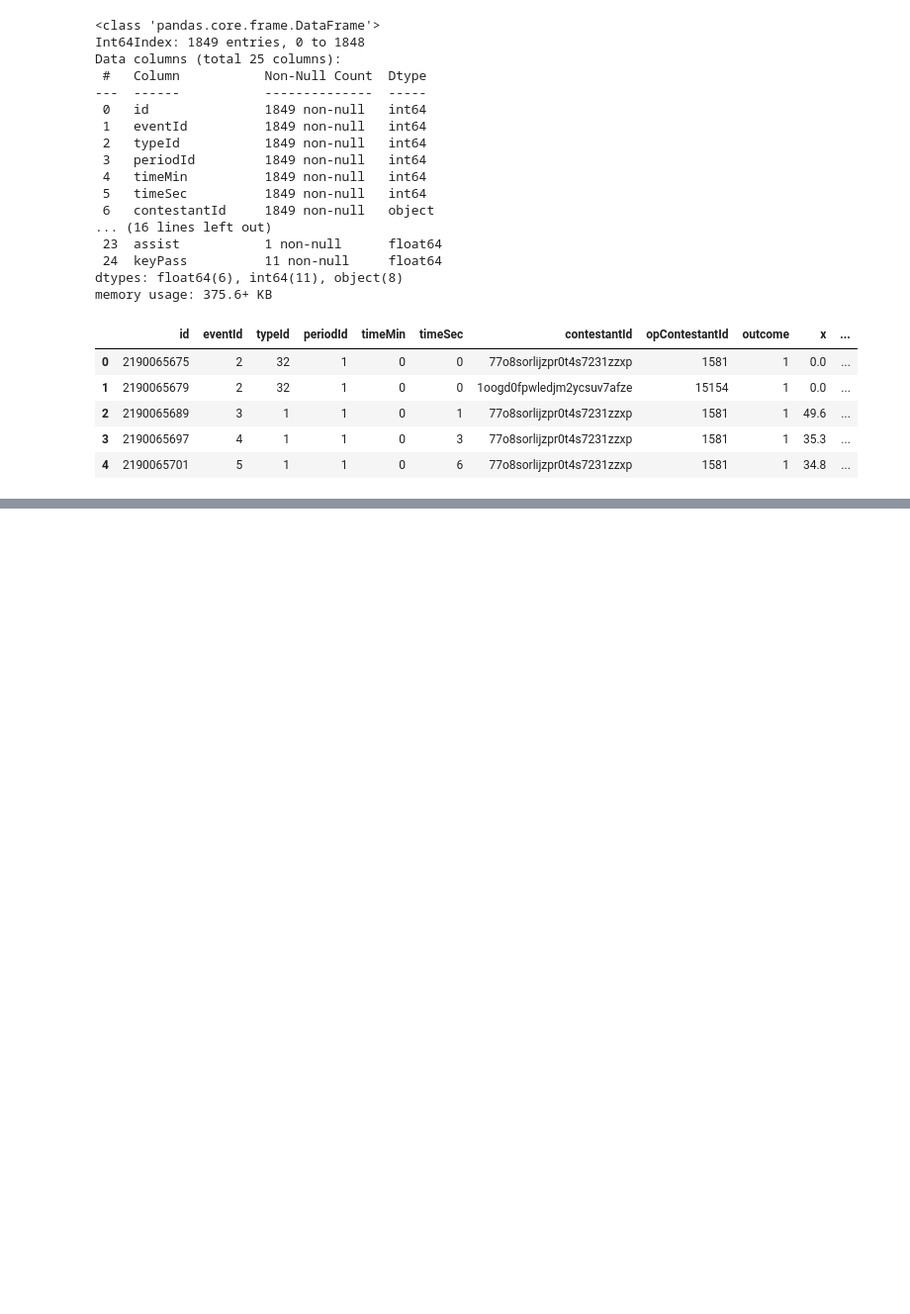
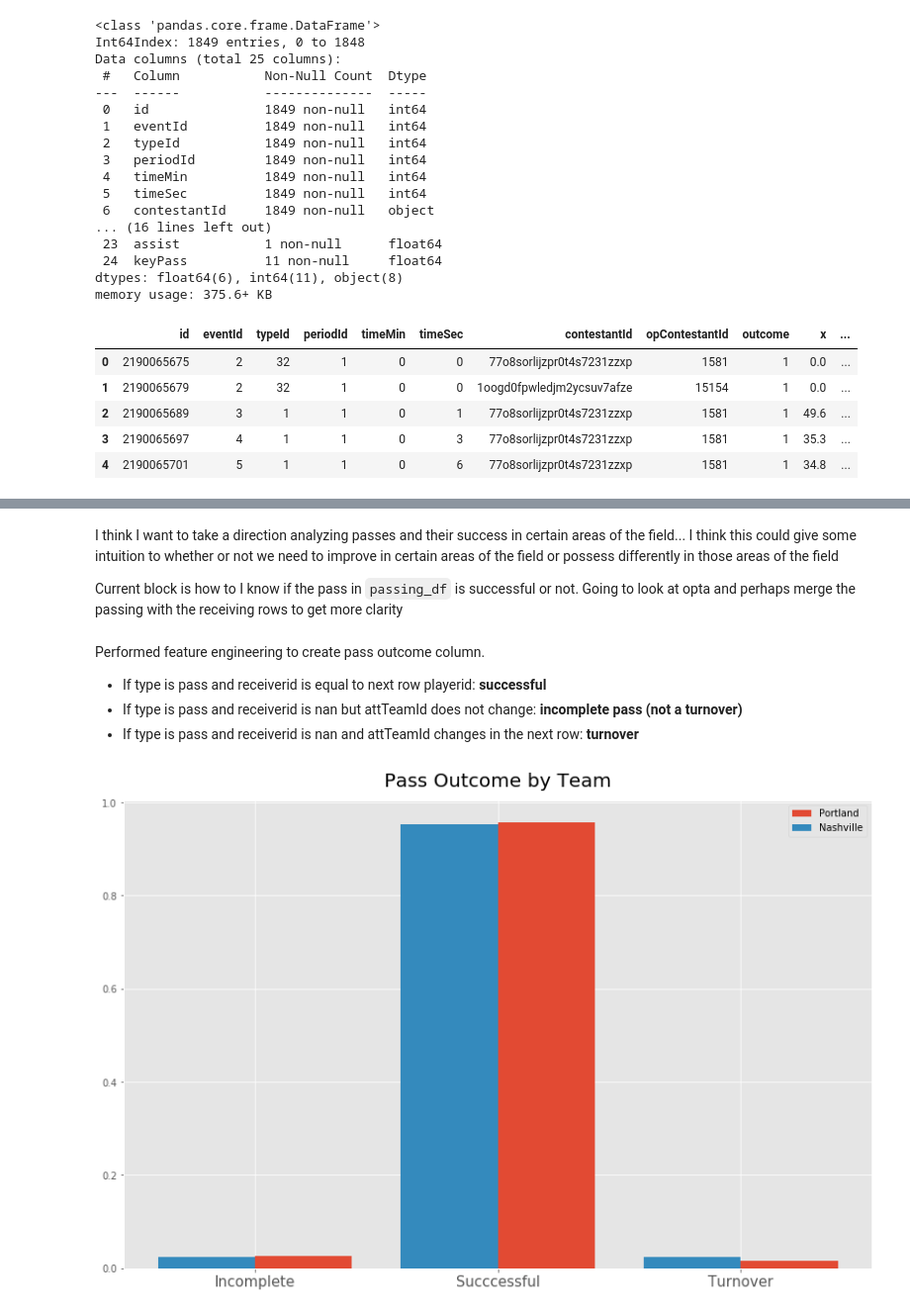
Before and after one commit to morganabbitt/MLS-Project2, a Jupyter notebook: Notebooks/eda_1.ipynb, the cells around one changed output, grey strips where cells are left out. Shown at 99% size. Drawn from its saved outputs; the diff is of its cells as text; code cells hidden in the pictures; blank space fills up the shorter version.

```diff
--- a/Notebooks/eda_1.ipynb
+++ b/Notebooks/eda_1.ipynb
@@ -79,0 +105,15 @@ df_opta[df_opta['id'].isin(shot_optaid)]['alignedFrameIdx'][48]
+# %%
+pass_receive = df_marking[(df_marking['markingType'] == 'reception') | (df_marking['markingType'] == 'pass')].reset_index(drop=True) #creating df of passes and receptions
+# %%
+# feature engineering to create 'passOutcome' column. Takes into account team in possession, and the receiver
+
+pass_receive['passOutcome'] = 'None'
+
+for i in range(pass_receive.shape[0]):
+    if pass_receive['markingType'][i] == 'pass':
+        if pass_receive['receiverId'][i] == pass_receive['playerId'][i+1]:
+            pass_receive['passOutcome'][i] = 'successful'
+        if type(pass_receive['receiverId'][i]) != float and pass_receive['attTeamId'][i] == pass_receive['attTeamId'][i+1]:
+             pass_receive['passOutcome'][i] = 'incomplete'
+        if type(pass_receive['receiverId'][i]) != float and pass_receive['attTeamId'][i] == pass_receive['defTeamId'][i+1]:
+                pass_receive['passOutcome'][i] = 'turnover'
@@ -79,0 +132,20 @@ df_opta[df_opta['id'].isin(shot_optaid)]['alignedFrameIdx'][48]
+# %% [markdown]
+I think I want to take a direction analyzing passes and their success in certain areas of the field... I think this could give some intuition to whether or not we need to improve in certain areas of the field or possess differently in those areas of the field
+
+Current block is how to I know if the pass in `passing_df` is successful or not. Going to look at opta and perhaps merge the passing with the receiving rows to get more clarity
+# %% [markdown]
+Performed feature engineering to create pass outcome column.
+
+* If type is pass and receiverid is equal to next row playerid: **successful**
+* If type is pass and receiverid is nan but attTeamId does not change: **incomplete pass (not a turnover)**
+* If type is pass and receiverid is nan and attTeamId changes in the next row: **turnover**
+# %%
+plt.figure(figsize=(14,9))
+plt.bar(np.arange(3) + 0.2, pass_receive[pass_receive['attTeamId'] == 1581.0].groupby('passOutcome').count().iloc[:, 0].values / 536, width=0.4, label='Portland')
+plt.bar(np.arange(3) - 0.2, pass_receive[pass_receive['attTeamId'] == 15154.0].groupby('passOutcome').count().iloc[:, 0].values / 591, width=0.4, label='Nashville')
+plt.legend()
+plt.title('Pass Outcome by Team', size=20, pad=14)
+plt.xticks(ticks=np.arange(3), labels=['Incomplete', 'Succcessful', 'Turnover'], size=15)
+#plt.savefig('../Visuals/passoutcome_byteam.png', dpi=100)
+# %% [output]
+[figure, added]
```
Also changed, not shown: parts of 47 cells of this notebook, 3 other files.
